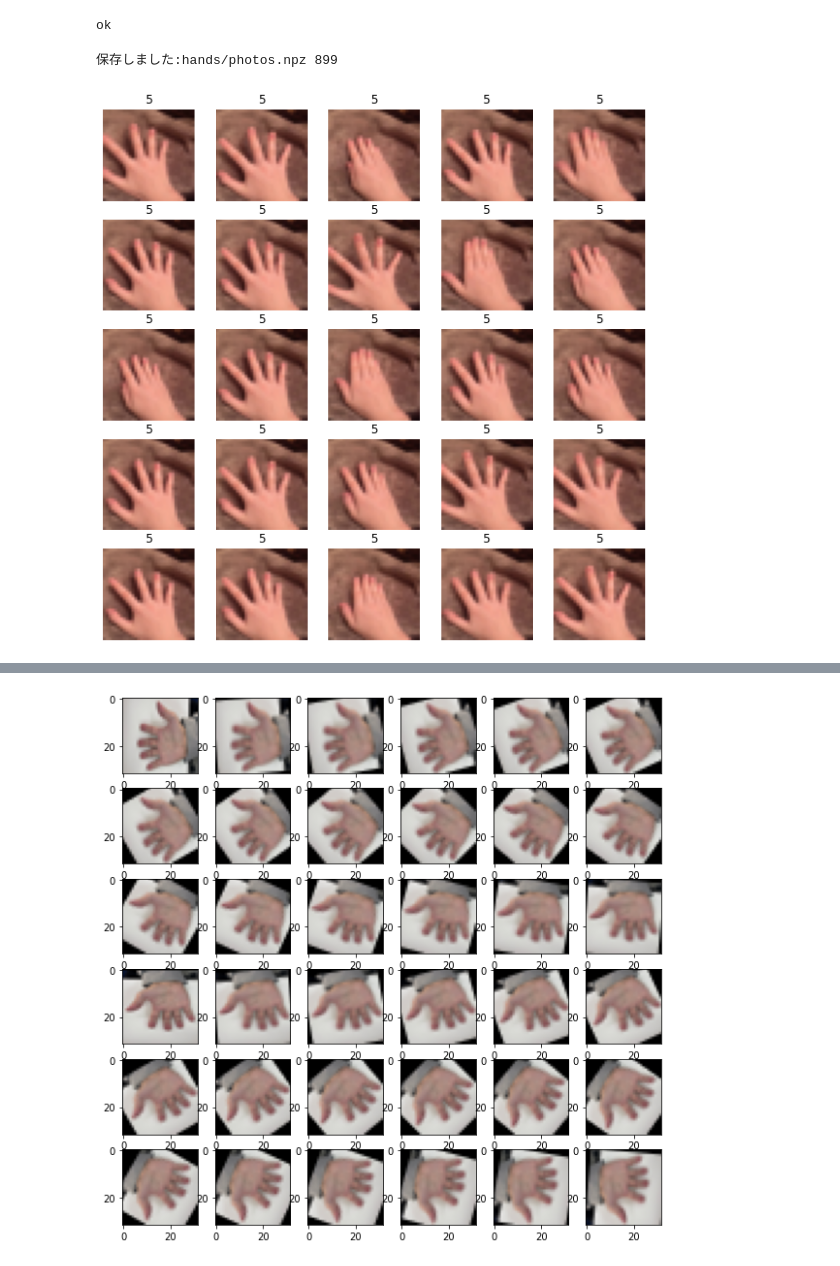
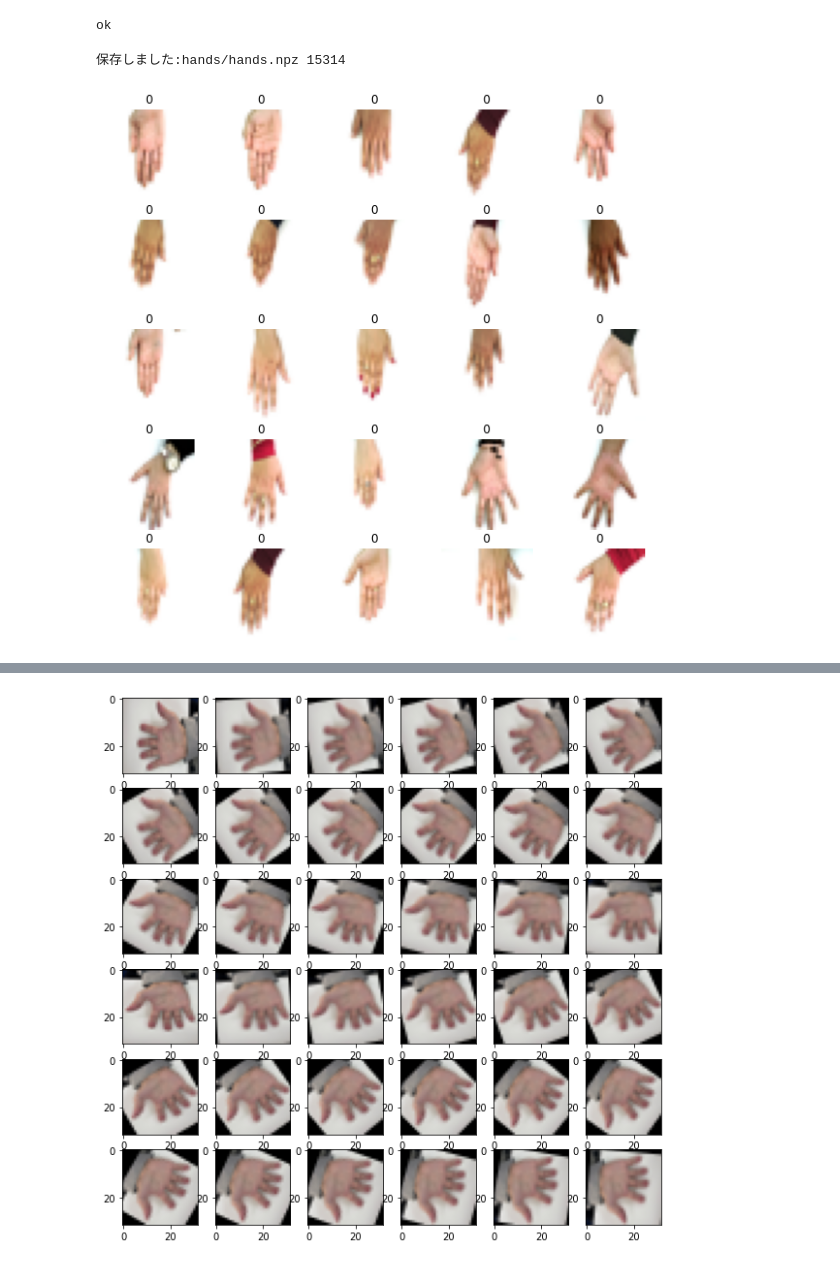
Before and after one commit to lolme-tech/learn-to-machine-learning, a Jupyter notebook: picture processing.ipynb, the cells around one changed output, grey strips where cells are left out. Drawn from its saved outputs; the diff is of its cells as text; code cells hidden in the pictures.

```diff
--- a/picture processing.ipynb
+++ b/picture processing.ipynb
@@ -58,18 +58,18 @@ import numpy as np
 from PIL import Image
 import os,glob,random
 
-outfile="hands/photos.npz"#保存ファイル名
-max_photo=300#利用する写真の枚数
+outfile="hands/hands.npz"#保存ファイル名
+max_photo=16000#利用する写真の枚数
 photo_size=32#32ピクセルに変換
 x=[]#画像データ
 y=[]#ラベルデータ
 
 def main():
     #各画像のフォルダーを読み込む
-    glob_files("./hands/myhands/myhandomote",0)
-    glob_files("./hands/myhands/myhandura",1)
-    glob_files("./hands/otherhands/handomote",2)
-    glob_files("./hands/otherhands/handura",3)
+    glob_files("./hands/hands",0)
+    glob_files("./hands/myhand",1)
+    #glob_files("./hands/otherhands/handomote",2)
+    #glob_files("./hands/otherhands/handura",3)
     #glob_files("./hands/rokkahands/handomote",4)
     #glob_files("./hands/rokkahands/handura",5)
     #ファイルへ保存
@@ -95,26 +95,26 @@ def glob_files(path,label):
 if __name__=='__main__':
     main()
 # %% [output]
-保存しました:hands/photos.npz 899
+保存しました:hands/hands.npz 15314
 # %%
 #pro2のnumpyファイルが正しく保存されているかの確認プログラム
 import matplotlib.pyplot as plt
 #写真データ読み込み
-photos=np.load('hands/photos.npz')
+photos=np.load('hands/hands.npz')
 x=photos['x']
 y=photos['y']
 #開始インデックス
-idx=800
+idx=893
 #pyplotで出力
 plt.figure(figsize=(10,10))
 for i in range(25):
     plt.subplot(5,5,i+1)
     plt.axis("off")
     plt.title(y[i+idx])
     plt.imshow(x[i+idx])
 plt.show()
 # %% [output]
-[figure, old version]
+[figure, new version]
 # %%
 #CNNモデルの構築とCNNモデルを用いた機械学習--(pro3)
 import keras
```
Also changed, not shown: parts of 4 cells of this notebook.
